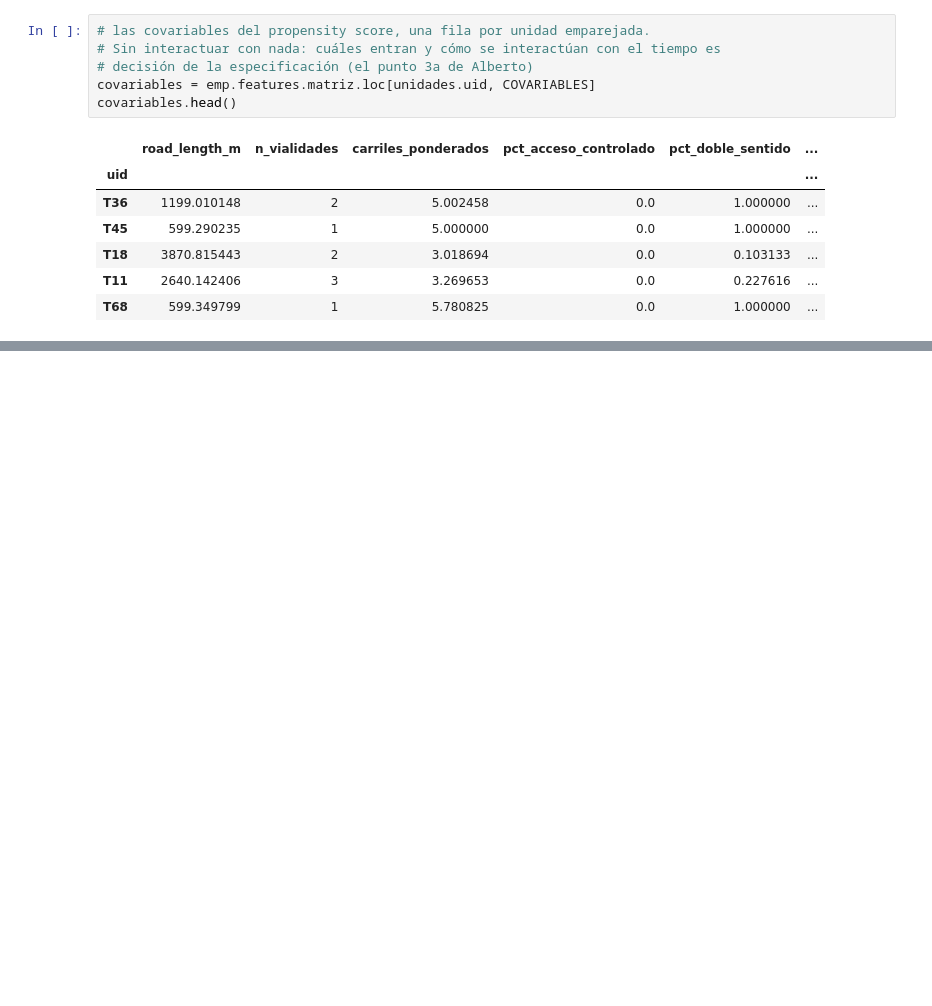
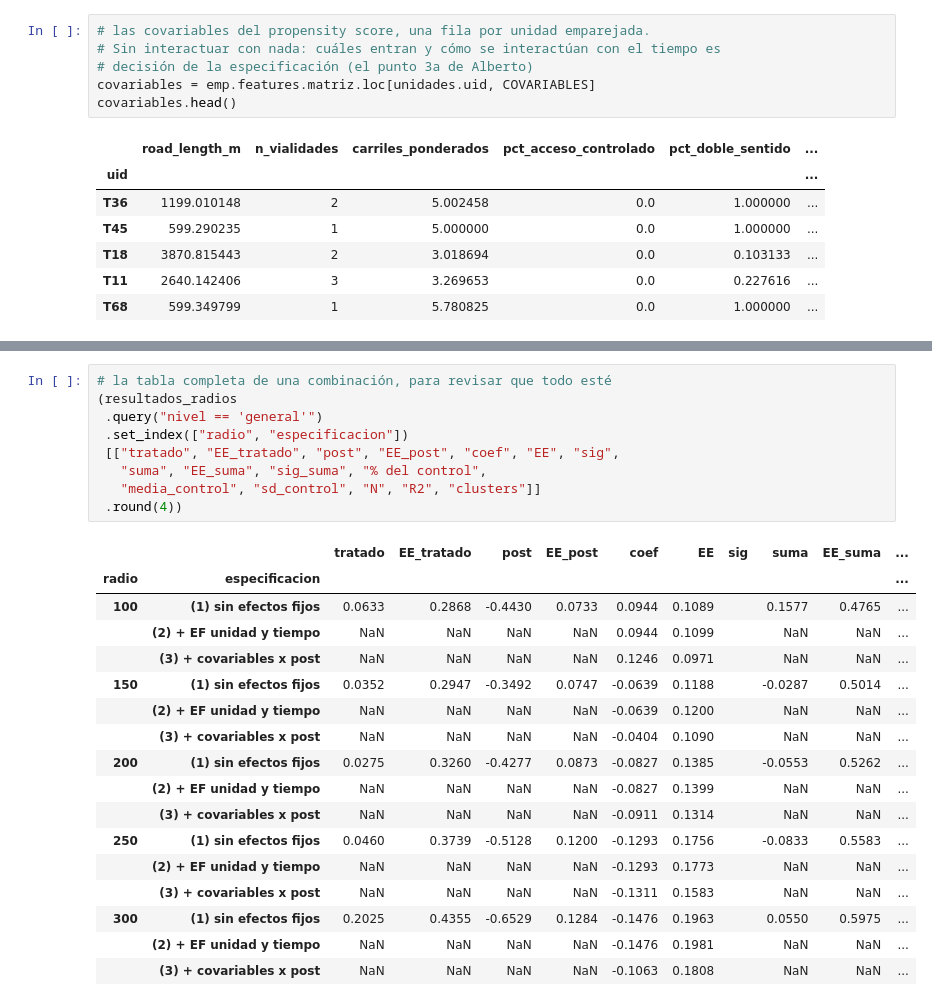
Before and after one commit to MarianoAlcarazAguilar/causal-effects-speed-cameras, a Jupyter notebook: scripts/resume-911/did-estimation.ipynb, the cells around one changed output, grey strips where cells are left out. Drawn from its saved outputs; the diff is of its cells as text; blank space fills up the shorter version.

```diff
--- a/scripts/resume-911/did-estimation.ipynb
+++ b/scripts/resume-911/did-estimation.ipynb
@@ -184,0 +488,27 @@ covariables.head()
+# %%
+# la tabla completa de una combinación, para revisar que todo esté
+(resultados_radios
+ .query("nivel == 'general'")
+ .set_index(["radio", "especificacion"])
+ [["tratado", "EE_tratado", "post", "EE_post", "coef", "EE", "sig",
+   "suma", "EE_suma", "sig_suma", "% del control",
+   "media_control", "sd_control", "N", "R2", "clusters"]]
+ .round(4))
+# %% [output]
+|  |  | tratado | EE_tratado | post | EE_post | coef | EE | sig | suma | EE_suma | ... |
+| radio | especificacion |  |  |  |  |  |  |  |  |  | ... |
+| 100 | (1) sin efectos fijos | 0.0633 | 0.2868 | -0.4430 | 0.0733 | 0.0944 | 0.1089 |  | 0.1577 | 0.4765 | ... |
+|  | (2) + EF unidad y tiempo | NaN | NaN | NaN | NaN | 0.0944 | 0.1099 |  | NaN | NaN | ... |
+|  | (3) + covariables x post | NaN | NaN | NaN | NaN | 0.1246 | 0.0971 |  | NaN | NaN | ... |
+| 150 | (1) sin efectos fijos | 0.0352 | 0.2947 | -0.3492 | 0.0747 | -0.0639 | 0.1188 |  | -0.0287 | 0.5014 | ... |
+|  | (2) + EF unidad y tiempo | NaN | NaN | NaN | NaN | -0.0639 | 0.1200 |  | NaN | NaN | ... |
+|  | (3) + covariables x post | NaN | NaN | NaN | NaN | -0.0404 | 0.1090 |  | NaN | NaN | ... |
+| 200 | (1) sin efectos fijos | 0.0275 | 0.3260 | -0.4277 | 0.0873 | -0.0827 | 0.1385 |  | -0.0553 | 0.5262 | ... |
+|  | (2) + EF unidad y tiempo | NaN | NaN | NaN | NaN | -0.0827 | 0.1399 |  | NaN | NaN | ... |
+|  | (3) + covariables x post | NaN | NaN | NaN | NaN | -0.0911 | 0.1314 |  | NaN | NaN | ... |
+| 250 | (1) sin efectos fijos | 0.0460 | 0.3739 | -0.5128 | 0.1200 | -0.1293 | 0.1756 |  | -0.0833 | 0.5583 | ... |
+|  | (2) + EF unidad y tiempo | NaN | NaN | NaN | NaN | -0.1293 | 0.1773 |  | NaN | NaN | ... |
+|  | (3) + covariables x post | NaN | NaN | NaN | NaN | -0.1311 | 0.1583 |  | NaN | NaN | ... |
+| 300 | (1) sin efectos fijos | 0.2025 | 0.4355 | -0.6529 | 0.1284 | -0.1476 | 0.1963 |  | 0.0550 | 0.5975 | ... |
+|  | (2) + EF unidad y tiempo | NaN | NaN | NaN | NaN | -0.1476 | 0.1981 |  | NaN | NaN | ... |
+|  | (3) + covariables x post | NaN | NaN | NaN | NaN | -0.1063 | 0.1808 |  | NaN | NaN | ... |
```
Also changed, not shown: parts of 18 cells of this notebook, 3 other files.
